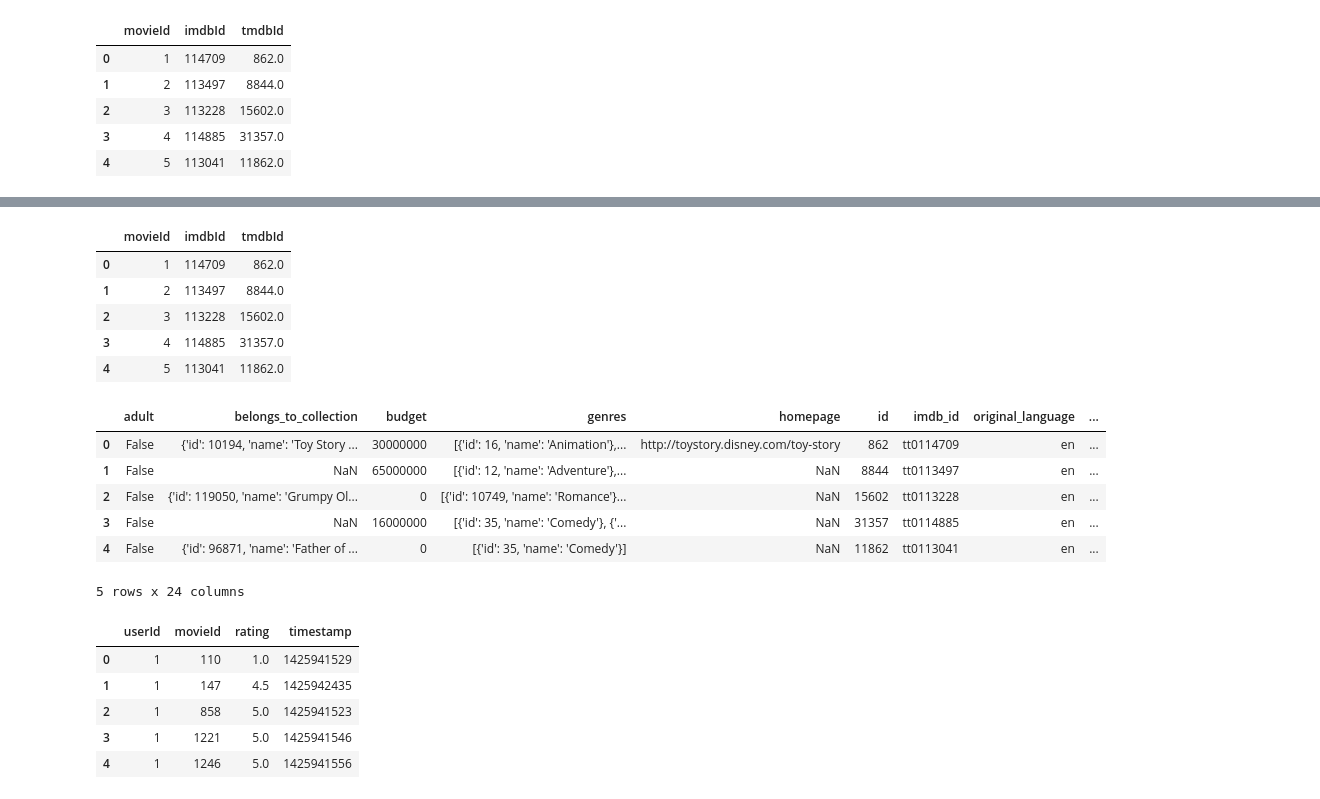
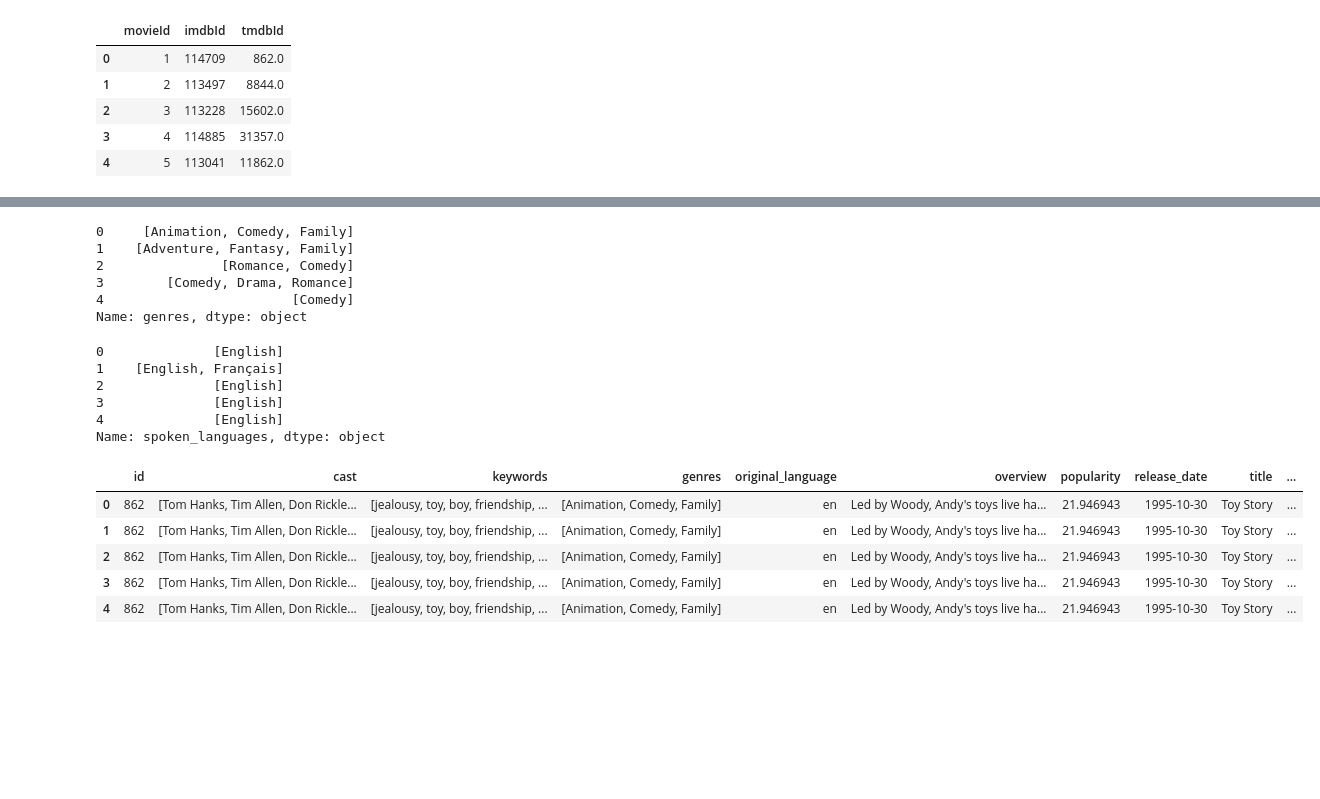
Before and after one commit to debuggerrr/MachineLearningProblemsAndSolutions, a Jupyter notebook: recommendations/movies_recommendations.ipynb, the cells around one changed output, grey strips where cells are left out. Drawn from its saved outputs; the diff is of its cells as text; code cells hidden in the pictures; blank space fills up the shorter version.

```diff
--- a/recommendations/movies_recommendations.ipynb
+++ b/recommendations/movies_recommendations.ipynb
@@ -151,6 +137,0 @@ dtype: float64
-# %%
-text_cols = ['overview', 'title', 'genres', 'original_language', 'spoken_languages',
-             'production_companies', 'production_countries', 'cast', 'keywords']
-for c in text_cols:
-    if c in movies_metadata_df.columns:
-        movies_metadata_df[c] = movies_metadata_df[c].fillna('')
@@ -177,4 +137,0 @@ dtype: float64
-# %%
-movies_metadata_df['id'] = pd.to_numeric(movies_metadata_df['id'], errors='coerce')
-movies_metadata_df = movies_metadata_df.dropna(subset=['id'])
-movies_metadata_df['id'] = movies_metadata_df['id'].astype(int)
@@ -270,0 +279,6 @@ links_df.head()
+# %%
+# pass a single key name as a list via args=() to apply
+credits_df['cast'] = credits_df['cast'].apply(parse_cast, args=(['name'],))
+keywords_df['keywords'] = keywords_df['keywords'].apply(parse_cast, args=(['name'],))
+movies_metadata_df['genres'] = movies_metadata_df['genres'].apply(parse_cast, args=(['name'],))
+movies_metadata_df['spoken_languages'] = movies_metadata_df['spoken_languages'].apply(parse_cast, args=(['name'],))
@@ -271,28 +303,34 @@ links_df.head()
+# %%
+movies_metadata_df['genres'].head()
+# %% [output]
+0     [Animation, Comedy, Family]
+1    [Adventure, Fantasy, Family]
+2               [Romance, Comedy]
+3        [Comedy, Drama, Romance]
+4                        [Comedy]
+Name: genres, dtype: object
+# %%
+movies_metadata_df['spoken_languages'].head()
+# %% [output]
+0              [English]
+1    [English, Français]
+2              [English]
+3              [English]
+4              [English]
+Name: spoken_languages, dtype: object
+# %%
+# Merge credits and keywords on 'id'
+df = credits_df[['id', 'cast']].merge(keywords_df[['id', 'keywords']], on='id')
+# Merge with movies_metadata on 'id'
+df = df.merge(movies_metadata_df[['id', 'genres', 'original_language', 'overview', 'popularity', 'release_date', 'title', 'spoken_languages', 'status', 'vote_average', 'vote_count']], on='id')
+
+df = df.merge(ratings_df[['movieId', 'rating']], left_on='id', right_on='movieId')
 # %%
-links_small_df.head()
+df.head()
 # %% [output]
-|  | movieId | imdbId | tmdbId |
-| 0 | 1 | 114709 | 862.0 |
-| 1 | 2 | 113497 | 8844.0 |
-| 2 | 3 | 113228 | 15602.0 |
-| 3 | 4 | 114885 | 31357.0 |
-| 4 | 5 | 113041 | 11862.0 |
+|  | id | cast | keywords | genres | original_language | overview | popularity | release_date | title | ... |
+| 0 | 862 | [Tom Hanks, Tim Allen, Don Rickle... | [jealousy, toy, boy, friendship, ... | [Animation, Comedy, Family] | en | Led by Woody, Andy's toys live ha... | 21.946943 | 1995-10-30 | Toy Story | ... |
+| 1 | 862 | [Tom Hanks, Tim Allen, Don Rickle... | [jealousy, toy, boy, friendship, ... | [Animation, Comedy, Family] | en | Led by Woody, Andy's toys live ha... | 21.946943 | 1995-10-30 | Toy Story | ... |
+| 2 | 862 | [Tom Hanks, Tim Allen, Don Rickle... | [jealousy, toy, boy, friendship, ... | [Animation, Comedy, Family] | en | Led by Woody, Andy's toys live ha... | 21.946943 | 1995-10-30 | Toy Story | ... |
+| 3 | 862 | [Tom Hanks, Tim Allen, Don Rickle... | [jealousy, toy, boy, friendship, ... | [Animation, Comedy, Family] | en | Led by Woody, Andy's toys live ha... | 21.946943 | 1995-10-30 | Toy Story | ... |
+| 4 | 862 | [Tom Hanks, Tim Allen, Don Rickle... | [jealousy, toy, boy, friendship, ... | [Animation, Comedy, Family] | en | Led by Woody, Andy's toys live ha... | 21.946943 | 1995-10-30 | Toy Story | ... |
-# %%
-movies_metadata_df.head()
-# %% [output]
-|  | adult | belongs_to_collection | budget | genres | homepage | id | imdb_id | original_language | ... |
-| 0 | False | {'id': 10194, 'name': 'Toy Story ... | 30000000 | [{'id': 16, 'name': 'Animation'},... | http://toystory.disney.com/toy-story | 862 | tt0114709 | en | ... |
-| 1 | False | NaN | 65000000 | [{'id': 12, 'name': 'Adventure'},... | NaN | 8844 | tt0113497 | en | ... |
-| 2 | False | {'id': 119050, 'name': 'Grumpy Ol... | 0 | [{'id': 10749, 'name': 'Romance'}... | NaN | 15602 | tt0113228 | en | ... |
-| 3 | False | NaN | 16000000 | [{'id': 35, 'name': 'Comedy'}, {'... | NaN | 31357 | tt0114885 | en | ... |
-| 4 | False | {'id': 96871, 'name': 'Father of ... | 0 | [{'id': 35, 'name': 'Comedy'}] | NaN | 11862 | tt0113041 | en | ... |
-5 rows x 24 columns
-# %%
-ratings_df.head()
-# %% [output]
-|  | userId | movieId | rating | timestamp |
-| 0 | 1 | 110 | 1.0 | 1425941529 |
-| 1 | 1 | 147 | 4.5 | 1425942435 |
-| 2 | 1 | 858 | 5.0 | 1425941523 |
-| 3 | 1 | 1221 | 5.0 | 1425941546 |
-| 4 | 1 | 1246 | 5.0 | 1425941556 |
```
Also changed, not shown: parts of 34 cells of this notebook.
